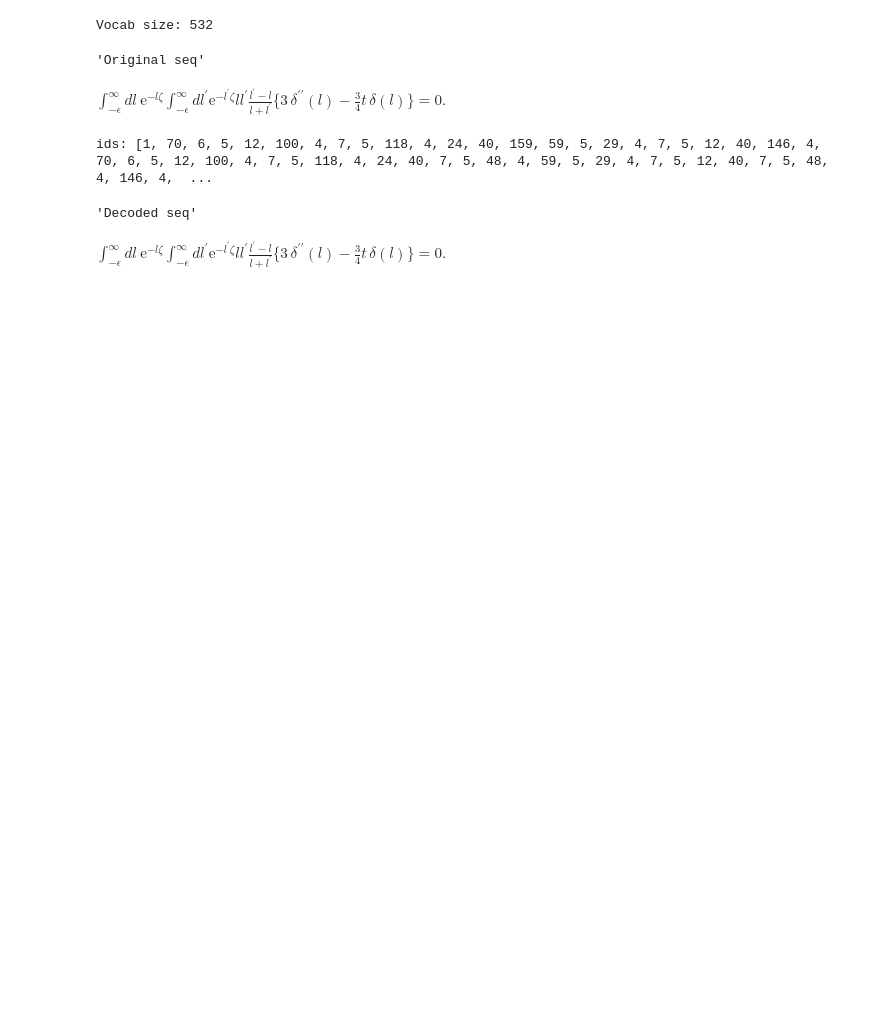
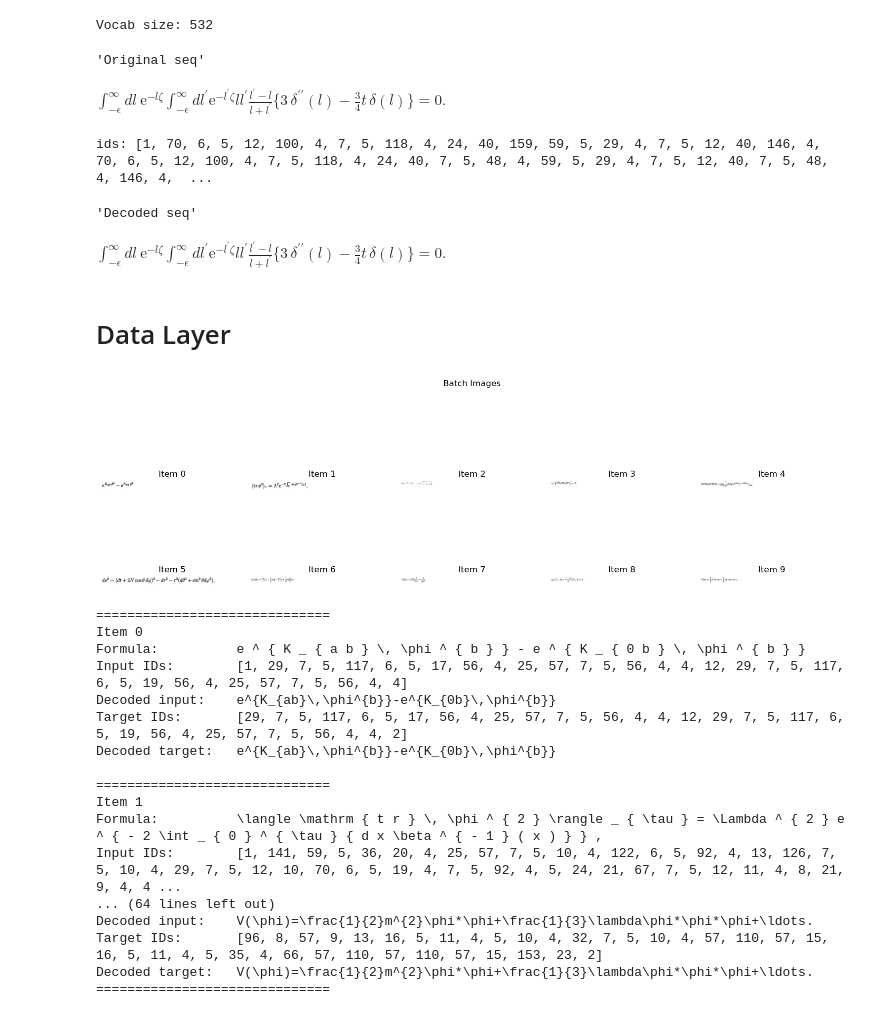
Before and after one commit to alcodepartment/mathformulas_img_to_latex_generation, a Jupyter notebook: core/exp.ipynb, the cells around one changed output. Cells and saved outputs as stored; diff of their text form; code cells hidden in the pictures; blank space fills up the shorter version.

Commit message:
implemented data layer: dataset, loaders and demo

```diff
--- a/core/exp.ipynb
+++ b/core/exp.ipynb
@@ -25,3 +45,16 @@ $\displaystyle \int _ { - \epsilon } ^ { \infty } d l \: \mathrm { e } ^ { - l \
 ids: [1, 70, 6, 5, 12, 100, 4, 7, 5, 118, 4, 24, 40, 159, 59, 5, 29, 4, 7, 5, 12, 40, 146, 4, 70, 6, 5, 12, 100, 4, 7, 5, 118, 4, 24, 40, 7, 5, 48, 4, 59, 5, 29, 4, 7, 5, 12, 40, 7, 5, 48, 4, 146, 4,  ...
 'Decoded seq'
 $\displaystyle \int_{-\epsilon}^{\infty}dl\:\mathrm{e}^{-l\zeta}\int_{-\epsilon}^{\infty}dl^{\prime}\mathrm{e}^{-l^{\prime}\zeta}ll^{\prime}{\frac{l^{\prime}-l}{l+l^{\prime}}}\{3\,\delta^{\prime\prime}(l)-{\frac{3}{4}}t\,\delta(l)\}=0.$
+# %% [markdown]
+# Data Layer
+# %%
+train_loader = make_loader(
+  csv_path = '../data/cleaned_train.csv',
+  root_dir = '../data/images',
+  tokenizer = tokenizer,
+  batch_size = 32,
+  shuffle = True,
+  img_height = 128
+)
+# %%
+batch = next(iter(train_loader))
@@ -27,0 +109,21 @@ $\displaystyle \int_{-\epsilon}^{\infty}dl\:\mathrm{e}^{-l\zeta}\int_{-\epsilon}
+# %%
+visualize_batch(batch, tokenizer, max_items = 10)
+# %% [output]
+[figure, added]
+==============================
+Item 0
+Formula:          e ^ { K _ { a b } \, \phi ^ { b } } - e ^ { K _ { 0 b } \, \phi ^ { b } }
+Input IDs:        [1, 29, 7, 5, 117, 6, 5, 17, 56, 4, 25, 57, 7, 5, 56, 4, 4, 12, 29, 7, 5, 117, 6, 5, 19, 56, 4, 25, 57, 7, 5, 56, 4, 4]
+Decoded input:    e^{K_{ab}\,\phi^{b}}-e^{K_{0b}\,\phi^{b}}
+Target IDs:       [29, 7, 5, 117, 6, 5, 17, 56, 4, 25, 57, 7, 5, 56, 4, 4, 12, 29, 7, 5, 117, 6, 5, 19, 56, 4, 25, 57, 7, 5, 56, 4, 4, 2]
+Decoded target:   e^{K_{ab}\,\phi^{b}}-e^{K_{0b}\,\phi^{b}}
+
+==============================
+Item 1
+Formula:          \langle \mathrm { t r } \, \phi ^ { 2 } \rangle _ { \tau } = \Lambda ^ { 2 } e ^ { - 2 \int _ { 0 } ^ { \tau } { d x \beta ^ { - 1 } ( x ) } } ,
+Input IDs:        [1, 141, 59, 5, 36, 20, 4, 25, 57, 7, 5, 10, 4, 122, 6, 5, 92, 4, 13, 126, 7, 5, 10, 4, 29, 7, 5, 12, 10, 70, 6, 5, 19, 4, 7, 5, 92, 4, 5, 24, 21, 67, 7, 5, 12, 11, 4, 8, 21, 9, 4, 4 ...
+... (64 lines left out)
+Decoded input:    V(\phi)=\frac{1}{2}m^{2}\phi*\phi+\frac{1}{3}\lambda\phi*\phi*\phi+\ldots.
+Target IDs:       [96, 8, 57, 9, 13, 16, 5, 11, 4, 5, 10, 4, 32, 7, 5, 10, 4, 57, 110, 57, 15, 16, 5, 11, 4, 5, 35, 4, 66, 57, 110, 57, 110, 57, 15, 153, 23, 2]
+Decoded target:   V(\phi)=\frac{1}{2}m^{2}\phi*\phi+\frac{1}{3}\lambda\phi*\phi*\phi+\ldots.
+==============================
```
Also changed, not shown: parts of 3 cells of this notebook, 2 other files.
